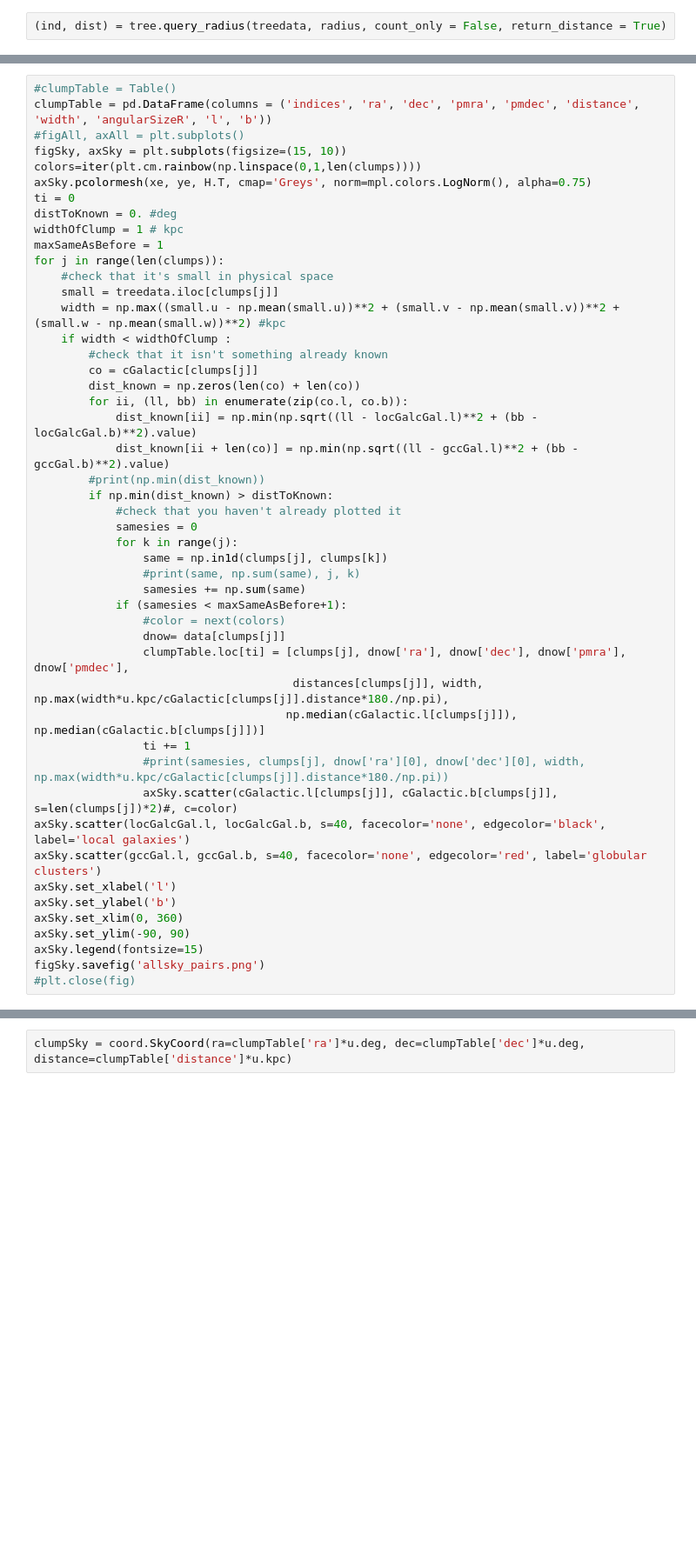
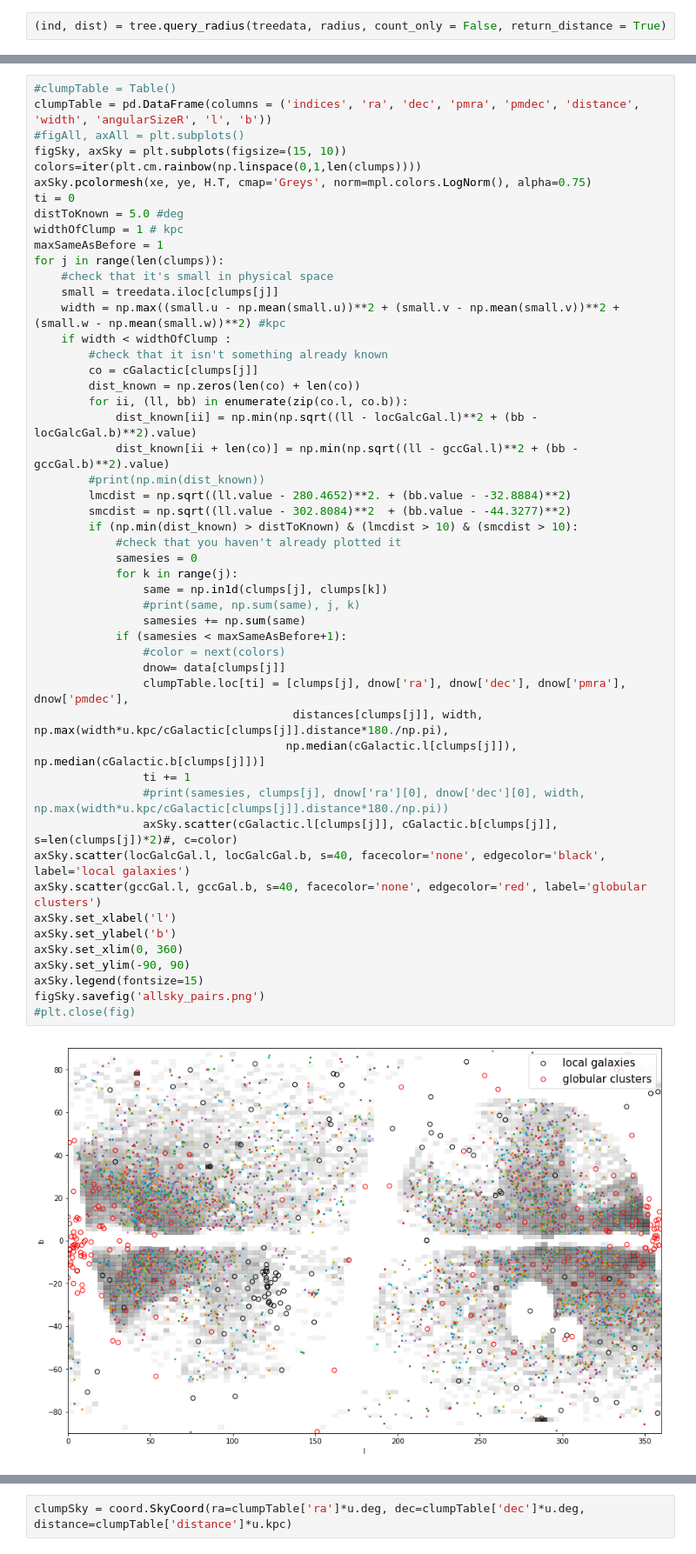
Before and after one commit to andersdot/gaiaDR2, a Jupyter notebook: rrTrees.ipynb, the cells around one changed output, grey strips where cells are left out. Shown: that part at 87% size. Cells and saved outputs as stored; diff of their text form; blank space fills up the shorter version.

```diff
--- a/rrTrees.ipynb
+++ b/rrTrees.ipynb
@@ -217,7 +250,7 @@ figSky, axSky = plt.subplots(figsize=(15, 10))
 colors=iter(plt.cm.rainbow(np.linspace(0,1,len(clumps))))
 axSky.pcolormesh(xe, ye, H.T, cmap='Greys', norm=mpl.colors.LogNorm(), alpha=0.75)
 ti = 0
-distToKnown = 0. #deg
+distToKnown = 5.0 #deg
 widthOfClump = 1 # kpc
 maxSameAsBefore = 1
 for j in range(len(clumps)):
@@ -229,31 +262,35 @@ for j in range(len(clumps)):
         co = cGalactic[clumps[j]]
         dist_known = np.zeros(len(co) + len(co))
         for ii, (ll, bb) in enumerate(zip(co.l, co.b)):
             dist_known[ii] = np.min(np.sqrt((ll - locGalcGal.l)**2 + (bb - locGalcGal.b)**2).value)
             dist_known[ii + len(co)] = np.min(np.sqrt((ll - gccGal.l)**2 + (bb - gccGal.b)**2).value)
         #print(np.min(dist_known))
-        if np.min(dist_known) > distToKnown:
+        lmcdist = np.sqrt((ll.value - 280.4652)**2. + (bb.value - -32.8884)**2)
+        smcdist = np.sqrt((ll.value - 302.8084)**2  + (bb.value - -44.3277)**2)
+        if (np.min(dist_known) > distToKnown) & (lmcdist > 10) & (smcdist > 10):
             #check that you haven't already plotted it
             samesies = 0
             for k in range(j):
                 same = np.in1d(clumps[j], clumps[k])
                 #print(same, np.sum(same), j, k)
                 samesies += np.sum(same)
             if (samesies < maxSameAsBefore+1):
                 #color = next(colors)
                 dnow= data[clumps[j]]
                 clumpTable.loc[ti] = [clumps[j], dnow['ra'], dnow['dec'], dnow['pmra'], dnow['pmdec'],
                                       distances[clumps[j]], width, np.max(width*u.kpc/cGalactic[clumps[j]].distance*180./np.pi),
                                      np.median(cGalactic.l[clumps[j]]), np.median(cGalactic.b[clumps[j]])]
                 ti += 1
                 #print(samesies, clumps[j], dnow['ra'][0], dnow['dec'][0], width, np.max(width*u.kpc/cGalactic[clumps[j]].distance*180./np.pi))
                 axSky.scatter(cGalactic.l[clumps[j]], cGalactic.b[clumps[j]], s=len(clumps[j])*2)#, c=color)
 axSky.scatter(locGalcGal.l, locGalcGal.b, s=40, facecolor='none', edgecolor='black', label='local galaxies')
 axSky.scatter(gccGal.l, gccGal.b, s=40, facecolor='none', edgecolor='red', label='globular clusters')
 axSky.set_xlabel('l')
 axSky.set_ylabel('b')
 axSky.set_xlim(0, 360)
 axSky.set_ylim(-90, 90)
 axSky.legend(fontsize=15)
 figSky.savefig('allsky_pairs.png')
 #plt.close(fig)
+# %% [output]
+[figure, added]
```
Also changed, not shown: parts of 25 cells of this notebook, 7 other files.
